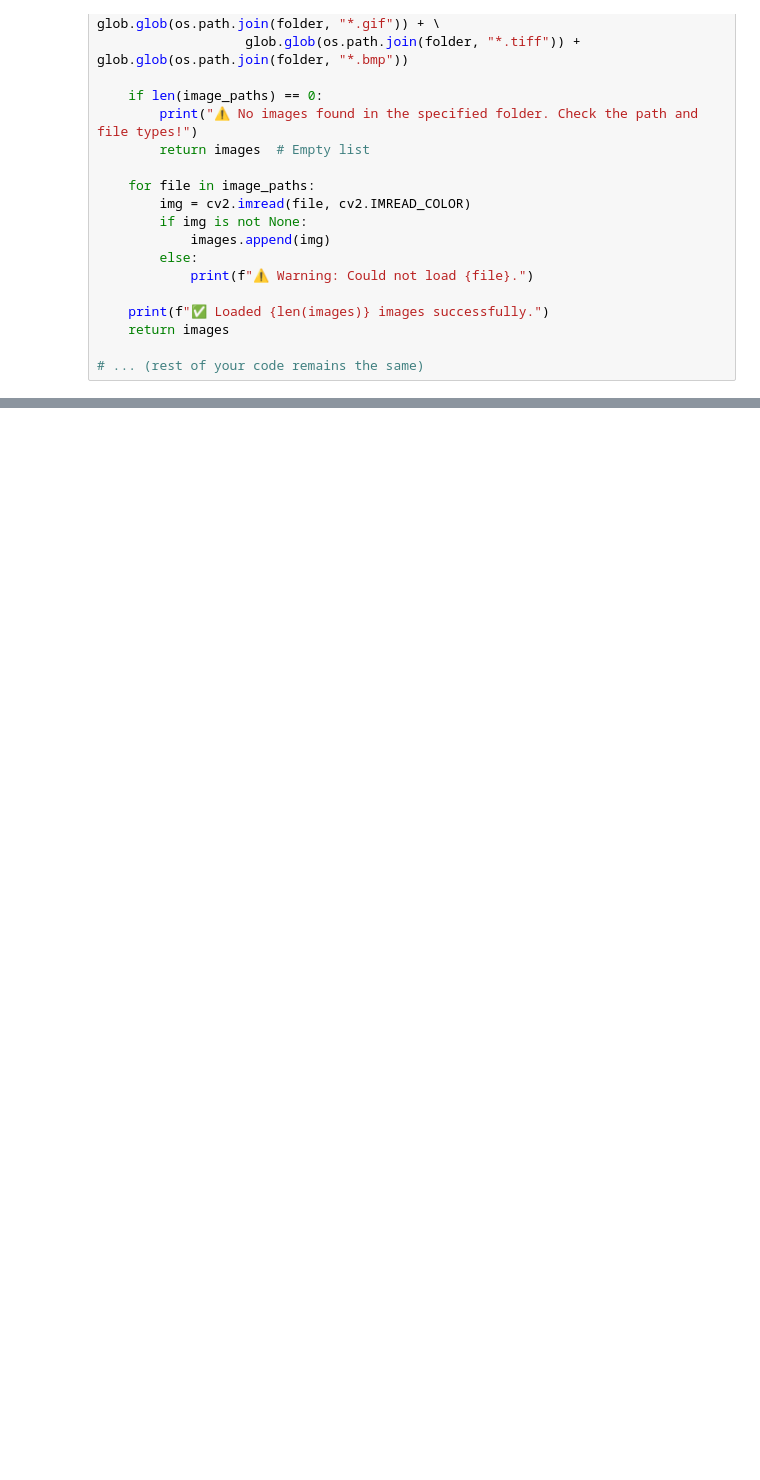
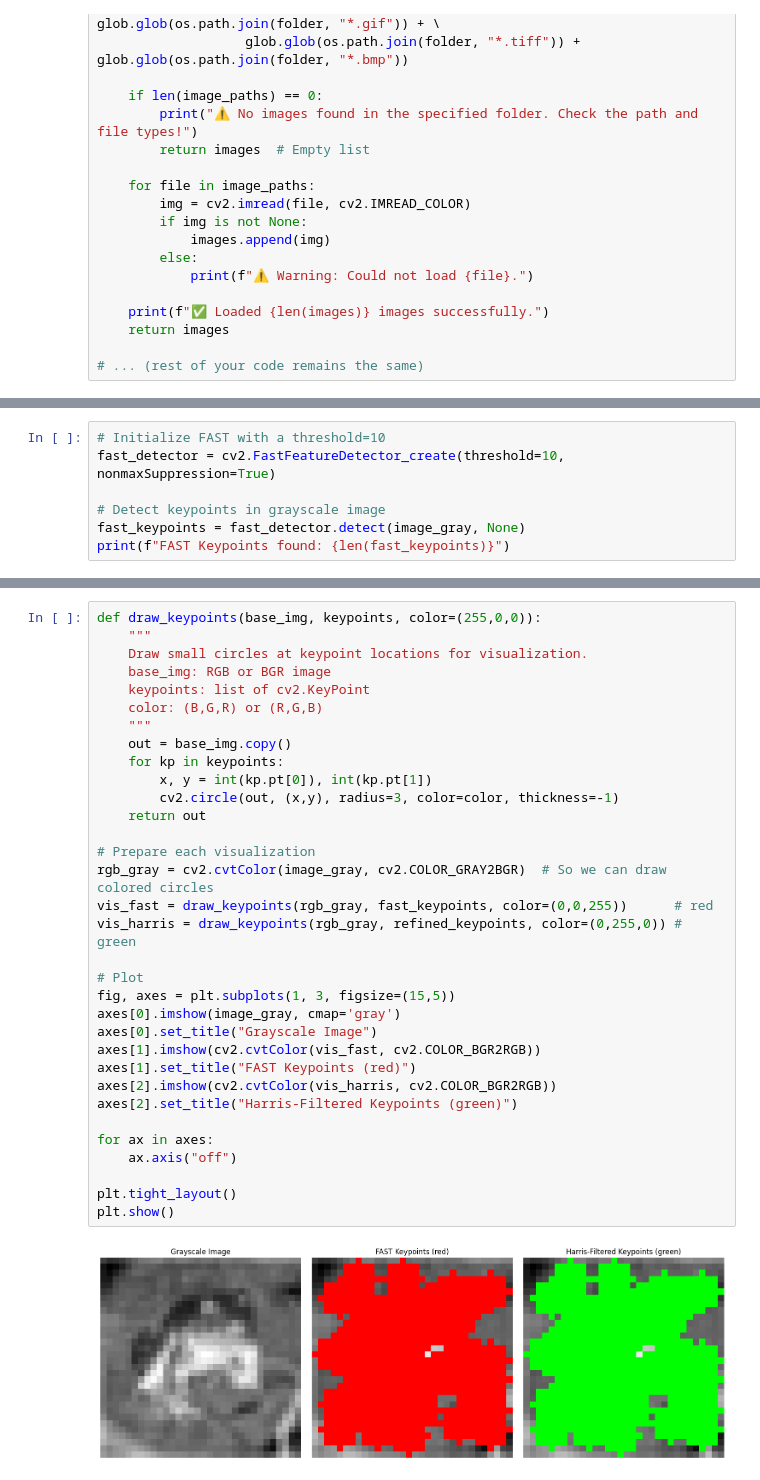
Before and after one commit to gitee-sis/SERC-Descriptor, a Jupyter notebook: Welcome_To_Colab.ipynb, the cells around one changed output, grey strips where cells are left out. Cells and saved outputs as stored; diff of their text form; blank space fills up the shorter version.

```diff
--- a/Welcome_To_Colab.ipynb
+++ b/Welcome_To_Colab.ipynb
@@ -637,0 +390,7 @@ These are a few of the notebooks from Google's online Machine Learning course. S
+# %%
+# Initialize FAST with a threshold=10
+fast_detector = cv2.FastFeatureDetector_create(threshold=10, nonmaxSuppression=True)
+
+# Detect keypoints in grayscale image
+fast_keypoints = fast_detector.detect(image_gray, None)
+print(f"FAST Keypoints found: {len(fast_keypoints)}")
@@ -637,0 +428,35 @@ These are a few of the notebooks from Google's online Machine Learning course. S
+# %%
+def draw_keypoints(base_img, keypoints, color=(255,0,0)):
+    """
+    Draw small circles at keypoint locations for visualization.
+    base_img: RGB or BGR image
+    keypoints: list of cv2.KeyPoint
+    color: (B,G,R) or (R,G,B)
+    """
+    out = base_img.copy()
+    for kp in keypoints:
+        x, y = int(kp.pt[0]), int(kp.pt[1])
+        cv2.circle(out, (x,y), radius=3, color=color, thickness=-1)
+    return out
+
+# Prepare each visualization
+rgb_gray = cv2.cvtColor(image_gray, cv2.COLOR_GRAY2BGR)  # So we can draw colored circles
+vis_fast = draw_keypoints(rgb_gray, fast_keypoints, color=(0,0,255))      # red
+vis_harris = draw_keypoints(rgb_gray, refined_keypoints, color=(0,255,0)) # green
+
+# Plot
+fig, axes = plt.subplots(1, 3, figsize=(15,5))
+axes[0].imshow(image_gray, cmap='gray')
+axes[0].set_title("Grayscale Image")
+axes[1].imshow(cv2.cvtColor(vis_fast, cv2.COLOR_BGR2RGB))
+axes[1].set_title("FAST Keypoints (red)")
+axes[2].imshow(cv2.cvtColor(vis_harris, cv2.COLOR_BGR2RGB))
+axes[2].set_title("Harris-Filtered Keypoints (green)")
+
+for ax in axes:
+    ax.axis("off")
+
+plt.tight_layout()
+plt.show()
+# %% [output]
+[figure, added]
```
Also changed, not shown: parts of 21 cells of this notebook.
